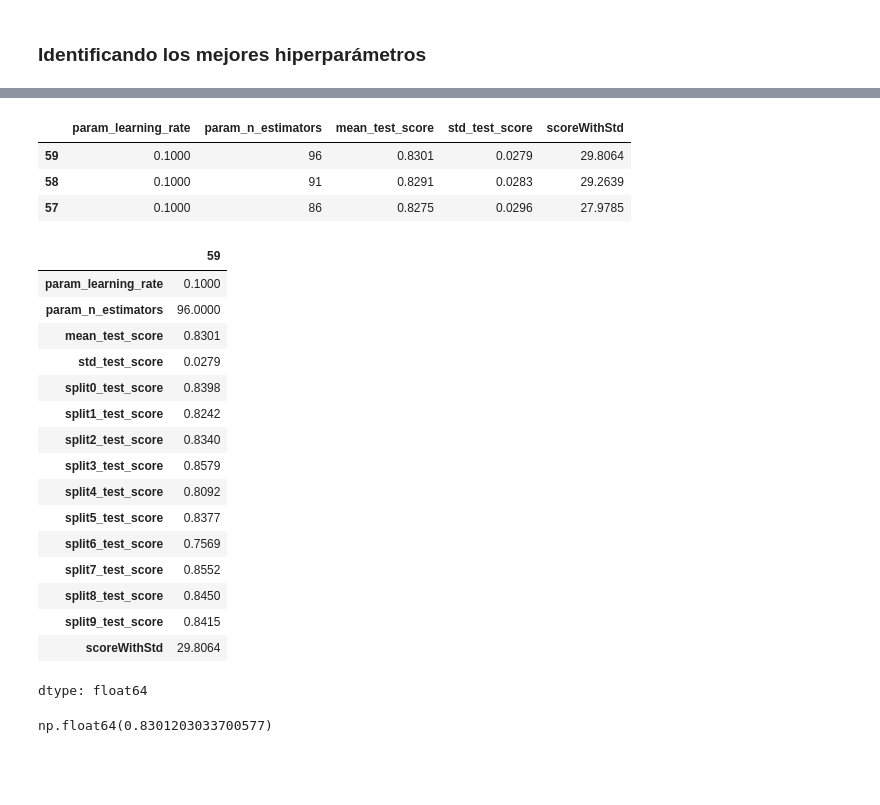
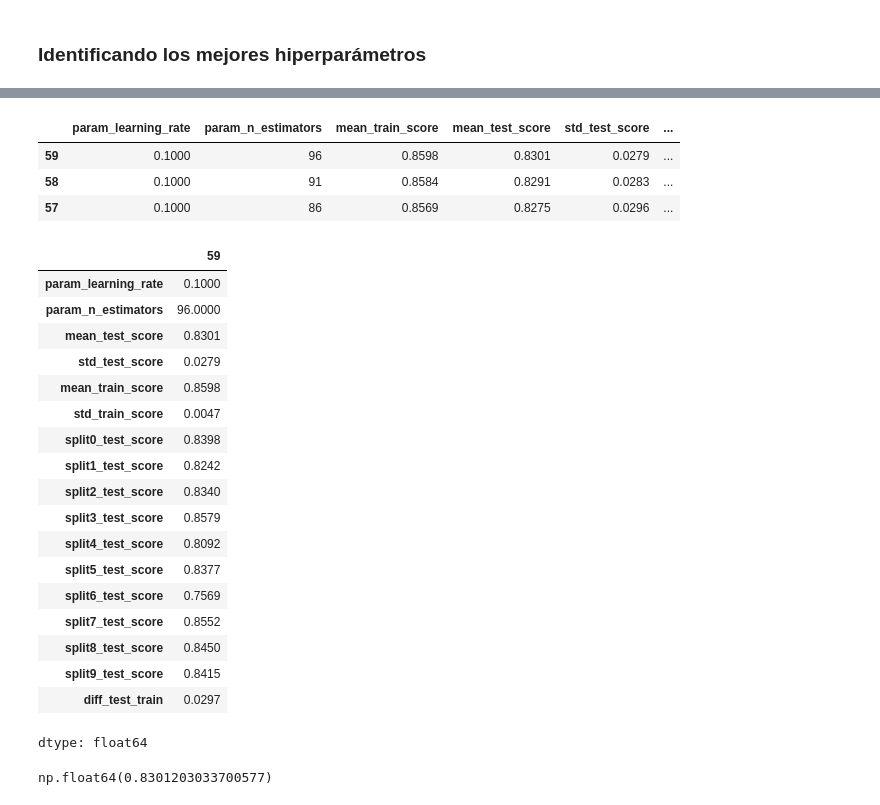
Before and after one commit to mrbedoya/ml-2026, a Jupyter notebook: 15_AdaBoost_Regresion.ipynb, the cells around one changed output, grey strips where cells are left out. Saved outputs shown, nothing was run; the diff lists cells and outputs as text; code cells hidden in the pictures; blank space fills up the shorter version.

```diff
--- a/15_AdaBoost_Regresion.ipynb
+++ b/15_AdaBoost_Regresion.ipynb
@@ -437,28 +420,19 @@ resultados.filter(regex = '(param*|mean_t|std_t)') \
 # %%
-pd.set_option('display.float_format', lambda x: '%.4f' % x)
-
-
 # Obtener los resultados del grid search
 results_grid_AdaB = pd.DataFrame(grid_AdaB.cv_results_)
 
-
 # Seleccionar las columnas deseadas
-columns_grid_AdaB = ['param_learning_rate']  + \
-                    ['param_n_estimators']  + \
-                    ['mean_test_score', 'std_test_score']  + \
-                    [f'split{i}_test_score' for i in range(CV)]
+columns_grid_AdaB = ['param_learning_rate'] + \
+                ['param_n_estimators'] + \
+                ['mean_test_score', 'std_test_score', 'mean_train_score', 'std_train_score']  + \
+                [f'split{i}_test_score' for i in range(CV)]
 
 # Filtrar y mostrar los resultados
 results_grid_AdaB_filtered = results_grid_AdaB[columns_grid_AdaB]
 
-# Crear la columna scoreWithStd: f1 / std
-results_grid_AdaB_filtered['scoreWithStd'] = results_grid_AdaB_filtered.apply(
-    lambda row: row['mean_test_score'] / row['std_test_score'] if row['std_test_score'] != 0 else 0,
-    axis=1
+
+# Crear la columna diff_test_train: mean_test_score - mean_train_score
+results_grid_AdaB_filtered['diff_test_train'] = abs(
+    results_grid_AdaB_filtered['mean_test_score'] -
+    results_grid_AdaB_filtered['mean_train_score']
 )
-
-# Encuentra el índice del máximo valor en la columna scoreWithStd
-indice_max_scoreWithStd = results_grid_AdaB_filtered['scoreWithStd'].idxmax()
-
-# Mostrar los scores promedios por cada parámetro
-results_grid_AdaB_filtered[['param_learning_rate', 'param_n_estimators','mean_test_score', 'std_test_score', 'scoreWithStd']]
@@ -488,0 +439,13 @@ Best Parameters :  {'learning_rate': 0.1, 'n_estimators': 96}
+# %%
+# Evitar sobreajuste: Filtrar para mostrar solo los resultados donde diff_test_train es menor o igual al 5%
+results_grid_AdaB_filtered = results_grid_AdaB_filtered[results_grid_AdaB_filtered['diff_test_train'] <= 0.05]
+
+# Verificar si results_grid_rf_filtered está vacío antes de continuar
+if results_grid_AdaB_filtered.empty:
+    print("No se identificaron valores")
+else:
+    # Encuentra el índice del máximo valor en la columna mean_test_score
+    indice_min_diff_test_train = results_grid_AdaB_filtered['mean_test_score'].idxmax()
+
+# Mostrar los scores promedios por cada parámetro
+results_grid_AdaB_filtered[['param_learning_rate','param_n_estimators', 'mean_test_score', 'std_test_score','mean_train_score','std_train_score', 'diff_test_train']].head(5)
@@ -489,23 +459,26 @@ Best Parameters :  {'learning_rate': 0.1, 'n_estimators': 96}
 # %%
 # Top 3 de los mejores scores
-results_grid_AdaB_filtered.sort_values(by='scoreWithStd', ascending=False).head(3)[
-    ['param_learning_rate', 'param_n_estimators','mean_test_score', 'std_test_score', 'scoreWithStd']]
+results_grid_AdaB_filtered.sort_values(by='mean_test_score', ascending=False).head(3)[
+    ['param_learning_rate','param_n_estimators',
+     'mean_train_score', 'mean_test_score', 'std_test_score', 'diff_test_train']]
 # %% [output]
-|  | param_learning_rate | param_n_estimators | mean_test_score | std_test_score | scoreWithStd |
-| 59 | 0.1000 | 96 | 0.8301 | 0.0279 | 29.8064 |
-| 58 | 0.1000 | 91 | 0.8291 | 0.0283 | 29.2639 |
-| 57 | 0.1000 | 86 | 0.8275 | 0.0296 | 27.9785 |
+|  | param_learning_rate | param_n_estimators | mean_train_score | mean_test_score | std_test_score | ... |
+| 59 | 0.1000 | 96 | 0.8598 | 0.8301 | 0.0279 | ... |
+| 58 | 0.1000 | 91 | 0.8584 | 0.8291 | 0.0283 | ... |
+| 57 | 0.1000 | 86 | 0.8569 | 0.8275 | 0.0296 | ... |
 # %%
 # Seleccionar el registro correspondiente al índice máximo
-registro_max_scoreWithStd = results_grid_AdaB_filtered.loc[indice_max_scoreWithStd]
+registro_min_diff_test_train = results_grid_AdaB_filtered.loc[indice_min_diff_test_train]
 
-registro_max_scoreWithStd.transpose()
+registro_min_diff_test_train.transpose()
 # %% [output]
 |  | 59 |
 | param_learning_rate | 0.1000 |
 | param_n_estimators | 96.0000 |
 | mean_test_score | 0.8301 |
 | std_test_score | 0.0279 |
+| mean_train_score | 0.8598 |
+| std_train_score | 0.0047 |
 | split0_test_score | 0.8398 |
 | split1_test_score | 0.8242 |
 | split2_test_score | 0.8340 |
@@ -516,6 +489,6 @@ registro_max_scoreWithStd.transpose()
 | split7_test_score | 0.8552 |
 | split8_test_score | 0.8450 |
 | split9_test_score | 0.8415 |
-| scoreWithStd | 29.8064 |
+| diff_test_train | 0.0297 |
 dtype: float64
 # %%
```
Also changed, not shown: parts of 9 cells of this notebook.
